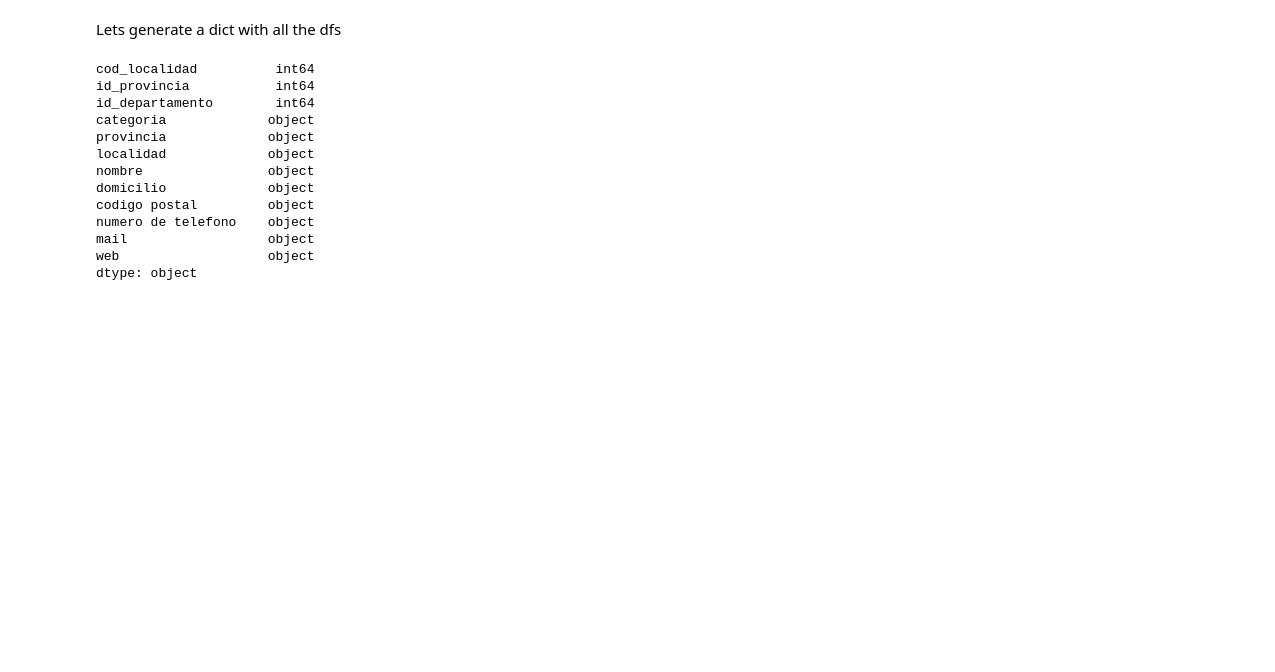
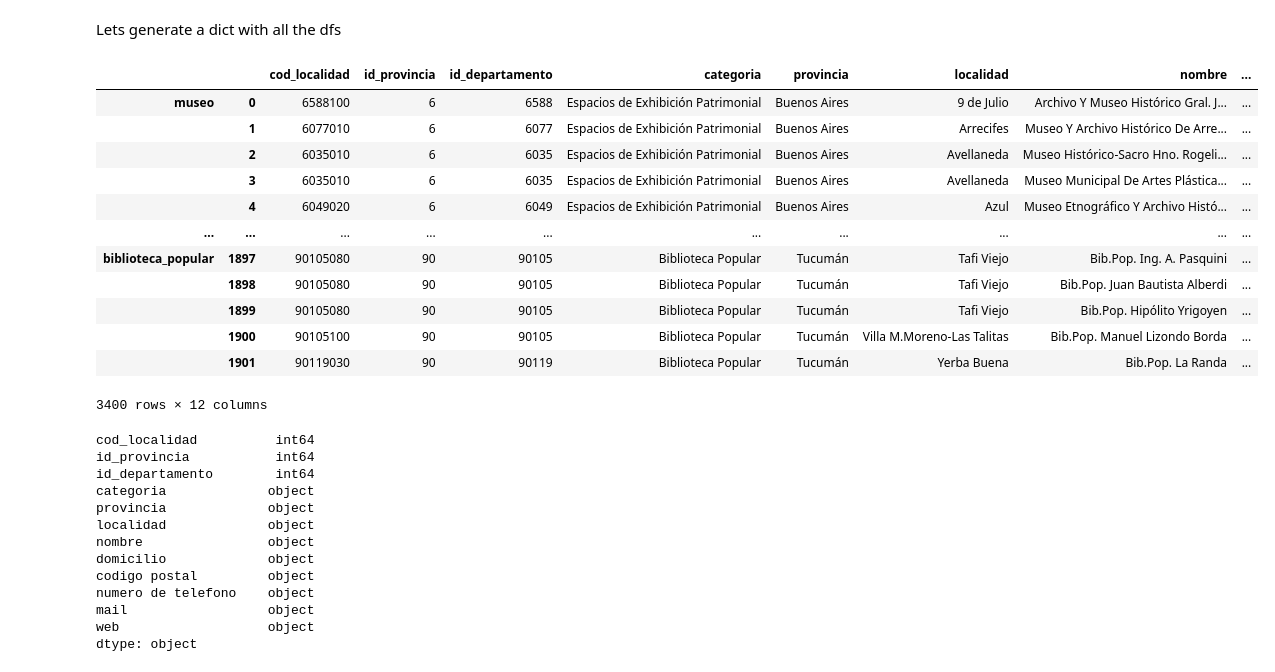
Before and after one commit to RAJerez/data-challenge, a Jupyter notebook: data_exploratory.ipynb, the cells around one changed output. Drawn from its saved outputs; the diff is of its cells as text; code cells hidden in the pictures; blank space fills up the shorter version.

```diff
--- a/data_exploratory.ipynb
+++ b/data_exploratory.ipynb
@@ -368,3 +372,21 @@ dfss = pd.concat(dfs, axis=0)
+# %%
+# uno df_m(museo) con df_cine(cine) y df_biblio(biblioteca_popular)
+dfss = pd.concat(dfs, axis=0)
+dfss
+# %% [output]
+|  |  | cod_localidad | id_provincia | id_departamento | categoria | provincia | localidad | nombre | ... |
+| museo | 0 | 6588100 | 6 | 6588 | Espacios de Exhibición Patrimonial | Buenos Aires | 9 de Julio | Archivo Y Museo Histórico Gral. J... | ... |
+|  | 1 | 6077010 | 6 | 6077 | Espacios de Exhibición Patrimonial | Buenos Aires | Arrecifes | Museo Y Archivo Histórico De Arre... | ... |
+|  | 2 | 6035010 | 6 | 6035 | Espacios de Exhibición Patrimonial | Buenos Aires | Avellaneda | Museo Histórico-Sacro Hno. Rogeli... | ... |
+|  | 3 | 6035010 | 6 | 6035 | Espacios de Exhibición Patrimonial | Buenos Aires | Avellaneda | Museo Municipal De Artes Plástica... | ... |
+|  | 4 | 6049020 | 6 | 6049 | Espacios de Exhibición Patrimonial | Buenos Aires | Azul | Museo Etnográfico Y Archivo Histó... | ... |
+| ... | ... | ... | ... | ... | ... | ... | ... | ... | ... |
+| biblioteca_popular | 1897 | 90105080 | 90 | 90105 | Biblioteca Popular | Tucumán | Tafi Viejo | Bib.Pop. Ing. A. Pasquini | ... |
+|  | 1898 | 90105080 | 90 | 90105 | Biblioteca Popular | Tucumán | Tafi Viejo | Bib.Pop. Juan Bautista Alberdi | ... |
+|  | 1899 | 90105080 | 90 | 90105 | Biblioteca Popular | Tucumán | Tafi Viejo | Bib.Pop. Hipólito Yrigoyen | ... |
+|  | 1900 | 90105100 | 90 | 90105 | Biblioteca Popular | Tucumán | Villa M.Moreno-Las Talitas | Bib.Pop. Manuel Lizondo Borda | ... |
+|  | 1901 | 90119030 | 90 | 90119 | Biblioteca Popular | Tucumán | Yerba Buena | Bib.Pop. La Randa | ... |
+3400 rows × 12 columns
 # %%
 dfss.dtypes
 # %% [output]
```
Also changed, not shown: parts of 7 cells of this notebook, 6 other files.
